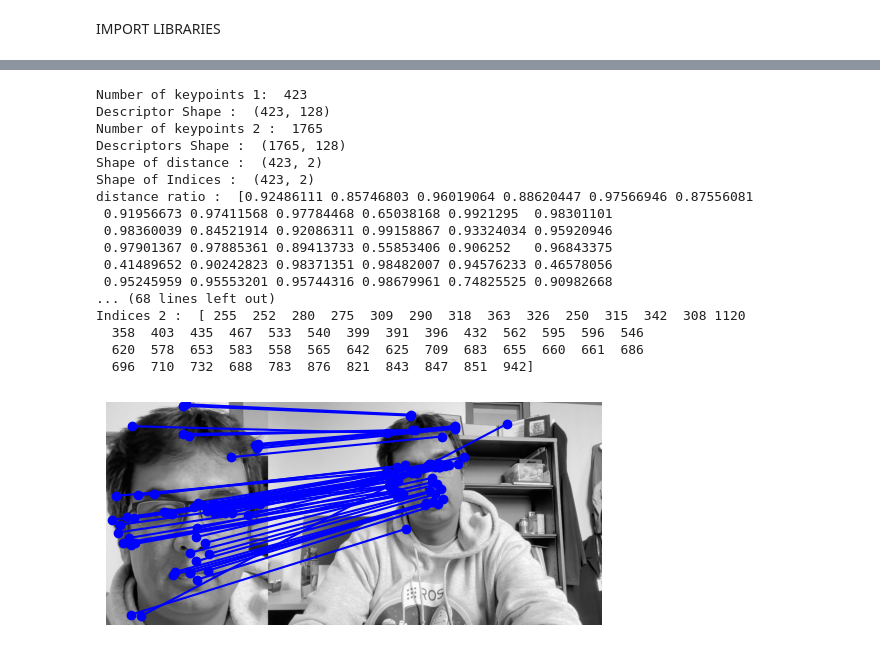
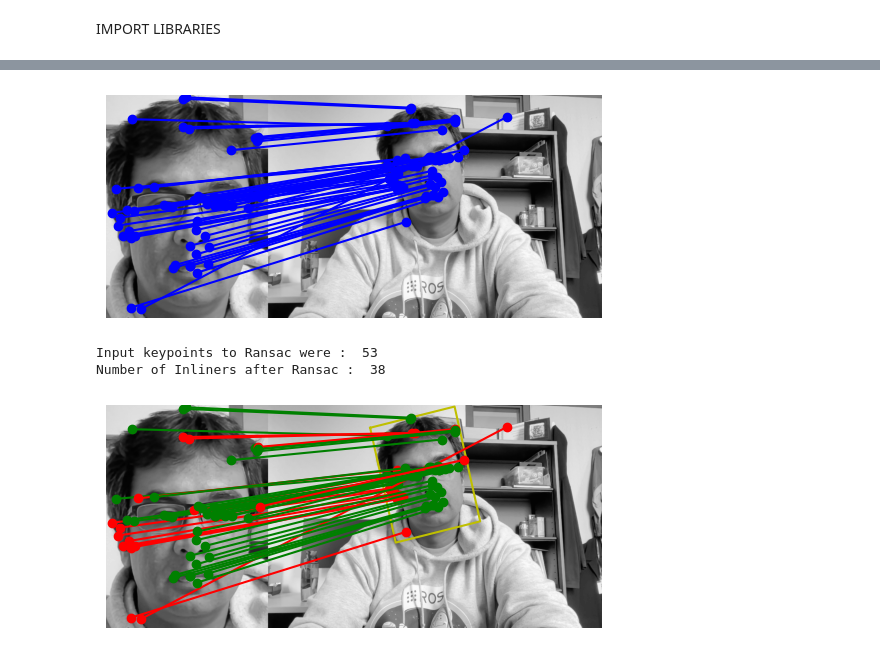
Before and after one commit to mohitydv09/computer_vision, a Jupyter notebook: hw2/registration.ipynb, the cells around one changed output, grey strips where cells are left out. Drawn from its saved outputs; the diff is of its cells as text; code cells hidden in the pictures.

Commit message:
align_image_using_features updates and checked

```diff
--- a/hw2/registration.ipynb
+++ b/hw2/registration.ipynb
@@ -429,55 +349,40 @@ def track_multi_frames(template, img_list):
 # %%
 if __name__ == '__main__':
     template = cv2.imread('./JS_template.jpg', 0)  # read as grey scale image
     target_list = []
     for i in range(4):
         target = cv2.imread('./JS_target{}.jpg'.format(i+1), 0)  # read as grey scale image
         target_list.append(target)
 
     x1, x2 = find_match(template, target_list[0])
-    visualize_find_match(template, target_list[0], x1, x2)
+    # visualize_find_match(template, target_list[0], x1, x2)
 
-    # ransac_thr = 100
-    # ransac_iter = 500
-    # # print("No of Keypoints after find match : ", len(x1))
-    # # A, x1_ret, x2_ret, x1_outliners, x2_outliners = align_image_using_feature(x1, x2, ransac_thr, ransac_iter)
-    # A = align_image_using_feature(x1, x2, ransac_thr, ransac_iter)
-    # # visualize_align_image_using_feature(template, target_list[0], x1, x2, A, ransac_thr, img_h=500)
+    ransac_thr = 120   # This was tuned manually to get ~70 percent inliners.
+    ransac_iter = 500   # This was tuned using manually to get good result consistently,
+                        #probablistic analysis is giving a very low value.
+    A = align_image_using_feature(x1, x2, ransac_thr, ransac_iter)
+    # visualize_align_image_using_feature(template, target_list[0], x1, x2, A, ransac_thr, img_h=500)
 
     # img_warped = warp_image(target_list[0], A, template.shape)
     # # plt.imshow(img_warped, cmap='grey', vmin=0, vmax=255)
     # # plt.axis('off')
     # # plt.show()
 
     # plot_error_map = False
     # if plot_error_map:
     #     error_map = np.abs(img_warped - template)
     #     plt.imshow(error_map, cmap='plasma', vmin=0, vmax=255)
     #     plt.axis('off')
     #     plt.show()
 
     # # A_refined, errors = align_image(template, target_list[0], A)
     # A_refined, errors = align_image(template, target_list[1], A)   # Update from Prof.
     # # visualize_align_image(template, target_list[0], A, A_refined, errors)
 
     # A_list = track_multi_frames(template, target_list)
     # visualize_track_multi_frames(template, target_list, A_list)
 # %% [output]
+[figure]
-Number of keypoints 1:  423
-Descriptor Shape :  (423, 128)
-Number of keypoints 2 :  1765
-Descriptors Shape :  (1765, 128)
-Shape of distance :  (423, 2)
-Shape of Indices :  (423, 2)
-distance ratio :  [0.92486111 0.85746803 0.96019064 0.88620447 0.97566946 0.87556081
- 0.91956673 0.97411568 0.97784468 0.65038168 0.9921295  0.98301101
- 0.98360039 0.84521914 0.92086311 0.99158867 0.93324034 0.95920946
- 0.97901367 0.97885361 0.89413733 0.55853406 0.906252   0.96843375
- 0.41489652 0.90242823 0.98371351 0.98482007 0.94576233 0.46578056
- 0.95245959 0.95553201 0.95744316 0.98679961 0.74825525 0.90982668
-... (68 lines left out)
-Indices 2 :  [ 255  252  280  275  309  290  318  363  326  250  315  342  308 1120
-  358  403  435  467  533  540  399  391  396  432  562  595  596  546
-  620  578  653  583  558  565  642  625  709  683  655  660  661  686
-  696  710  732  688  783  876  821  843  847  851  942]
+Input keypoints to Ransac were :  53
+Number of Inliners after Ransac :  38
-[figure]
+[figure, added]
```
Also changed, not shown: parts of 3 cells of this notebook, 3 other files.
